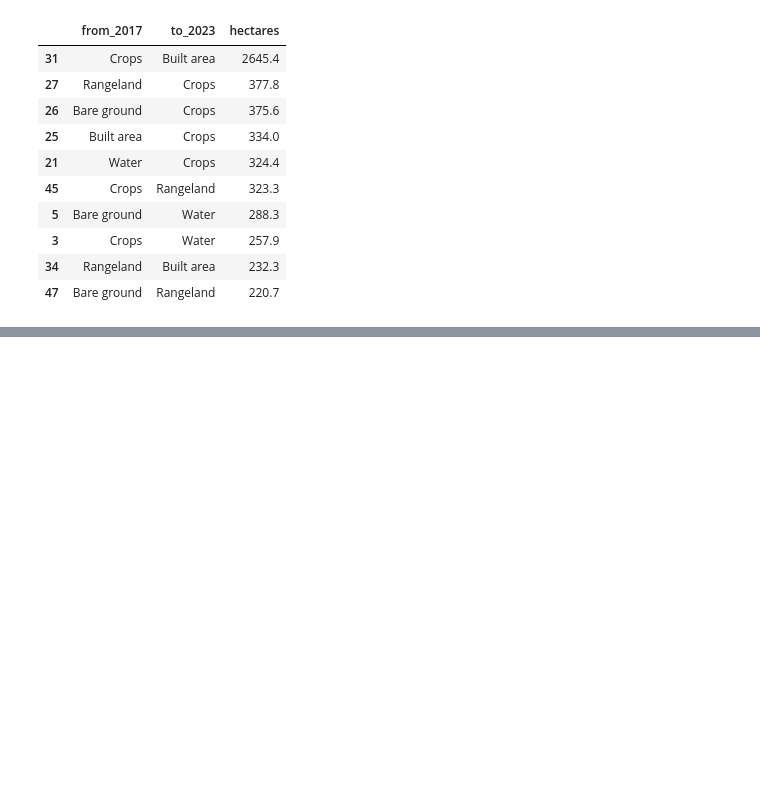
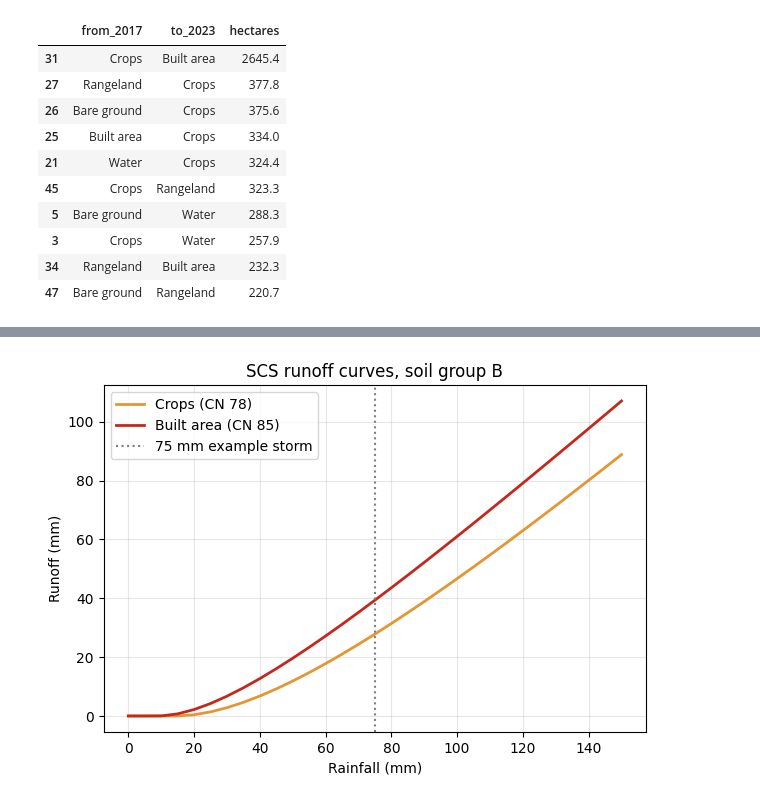
Before and after one commit to abeera-ahmed/landcover-change-explorer, a Jupyter notebook: landcover_change.ipynb, the cells around one changed output, grey strips where cells are left out. Cells and saved outputs as stored; diff of their text form; code cells hidden in the pictures; blank space fills up the shorter version.

Commit message:
Add accuracy check and runoff analysis

```diff
--- a/landcover_change.ipynb
+++ b/landcover_change.ipynb
@@ -181,0 +302,22 @@ conversions
+# %%
+rain = range(0, 151, 5)
+
+fig, ax = plt.subplots(figsize=(7, 4.5))
+for code in [5, 7]:
+    cn_b = cn_table[code][0]
+    ax.plot(rain, [runoff_mm(P, cn_b) for P in rain],
+            color=classes[code][1], linewidth=2,
+            label=f"{classes[code][0]} (CN {cn_b})")
+
+ax.axvline(storm_mm, color="grey", linestyle=":", label=f"{storm_mm} mm example storm")
+ax.set_xlabel("Rainfall (mm)")
+ax.set_ylabel("Runoff (mm)")
+ax.set_title("SCS runoff curves, soil group B")
+ax.grid(alpha=0.3)
+ax.legend()
+
+curve_file = f"runoff_curves_{year_before}_{year_after}.png"
+plt.savefig(curve_file, dpi=200, bbox_inches="tight")
+plt.show()
+# %% [output]
+[figure, added]
```
Also changed, not shown: parts of 16 cells of this notebook, 3 other files.
